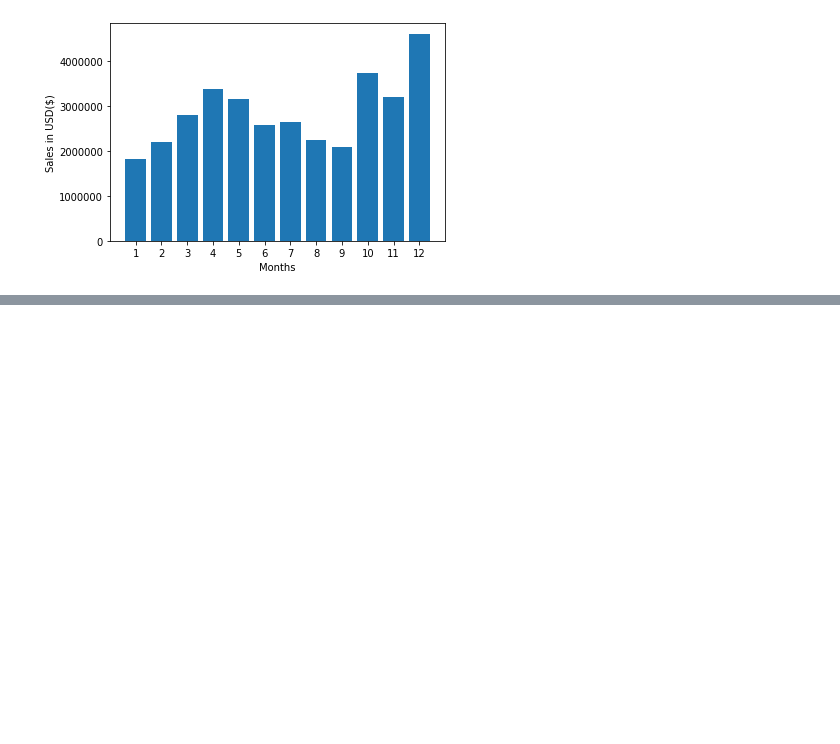
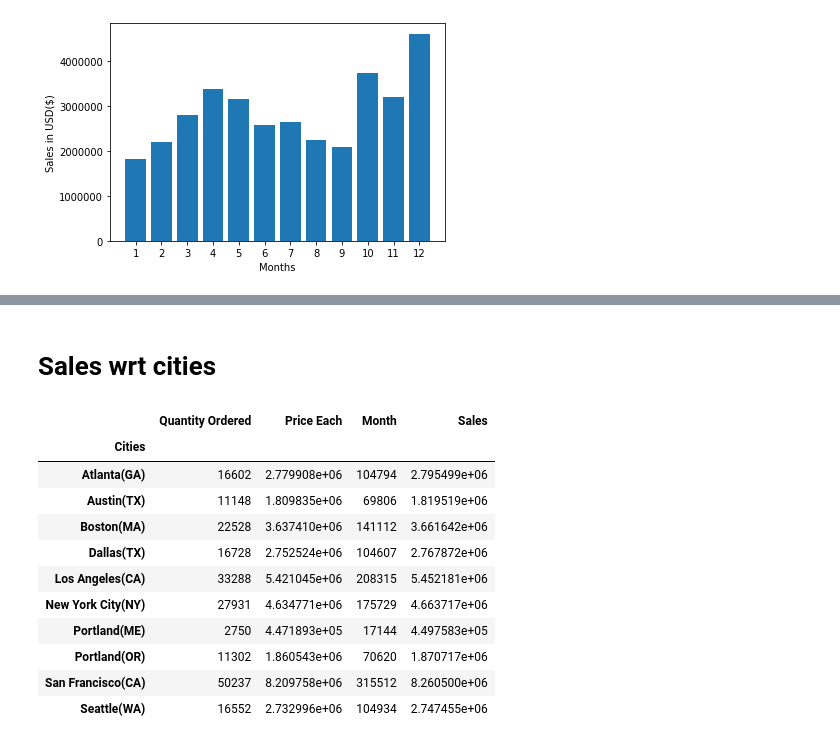
Before and after one commit to bhanu479/Sale-analysis, a Jupyter notebook: SalesAnalysis/Analysis.ipynb, the cells around one changed output, grey strips where cells are left out. Cells and saved outputs as stored; diff of their text form; code cells hidden in the pictures; blank space fills up the shorter version.

```diff
--- a/SalesAnalysis/Analysis.ipynb
+++ b/SalesAnalysis/Analysis.ipynb
@@ -128,0 +145,18 @@ plt.show()
+# %% [markdown]
+# Sales wrt cities
+# %%
+results = all_data.groupby('Cities').sum()
+results
+# %% [output]
+|  | Quantity Ordered | Price Each | Month | Sales |
+| Cities |  |  |  |  |
+| Atlanta(GA) | 16602 | 2.779908e+06 | 104794 | 2.795499e+06 |
+| Austin(TX) | 11148 | 1.809835e+06 | 69806 | 1.819519e+06 |
+| Boston(MA) | 22528 | 3.637410e+06 | 141112 | 3.661642e+06 |
+| Dallas(TX) | 16728 | 2.752524e+06 | 104607 | 2.767872e+06 |
+| Los Angeles(CA) | 33288 | 5.421045e+06 | 208315 | 5.452181e+06 |
+| New York City(NY) | 27931 | 4.634771e+06 | 175729 | 4.663717e+06 |
+| Portland(ME) | 2750 | 4.471893e+05 | 17144 | 4.497583e+05 |
+| Portland(OR) | 11302 | 1.860543e+06 | 70620 | 1.870717e+06 |
+| San Francisco(CA) | 50237 | 8.209758e+06 | 315512 | 8.260500e+06 |
+| Seattle(WA) | 16552 | 2.732996e+06 | 104934 | 2.747455e+06 |
```
Also changed, not shown: parts of 12 cells of this notebook.
